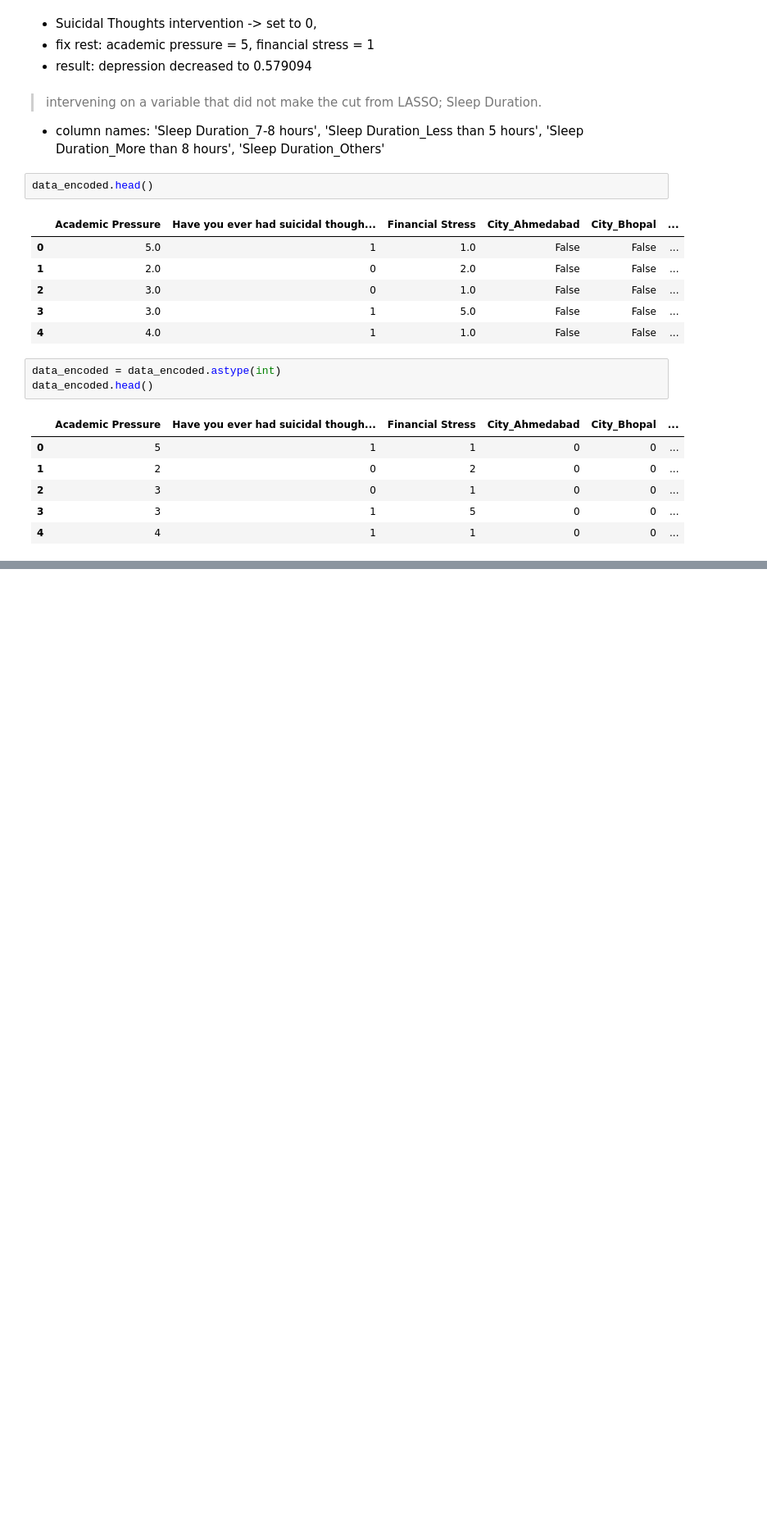
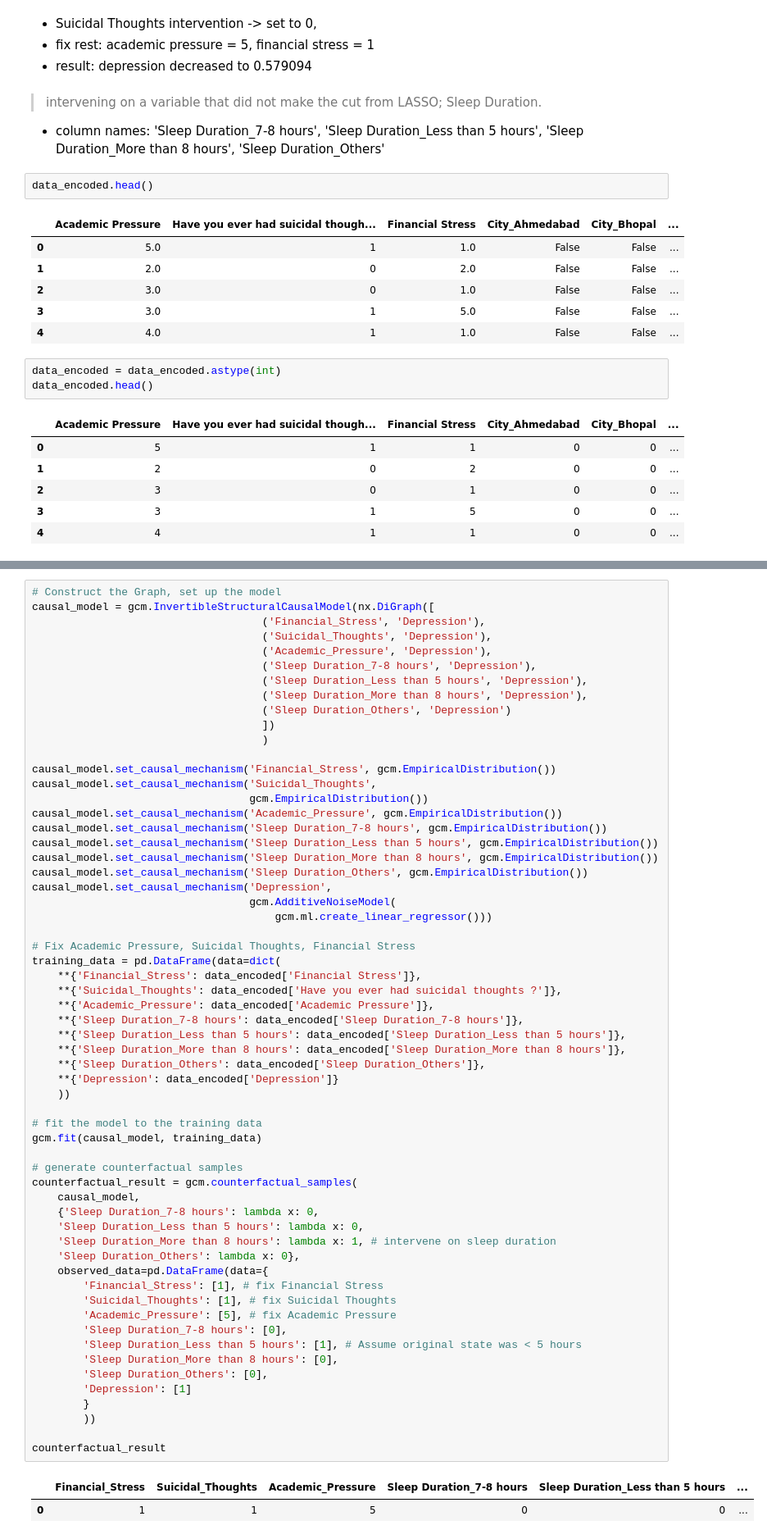
Before and after one commit to malmahasnah/capstone-team2-winter-quarter, a Jupyter notebook: counterfactual-computing.ipynb, the cells around one changed output, grey strips where cells are left out. Shown at 82% size. Saved outputs shown, nothing was run; the diff lists cells and outputs as text; blank space fills up the shorter version.

```diff
--- a/counterfactual-computing.ipynb
+++ b/counterfactual-computing.ipynb
@@ -563,0 +638,63 @@ KeyError: "['Sleep Duration_7-8 hours', 'Sleep Duration_Less than 5 hours', 'Sle
+# %%
+# Construct the Graph, set up the model
+causal_model = gcm.InvertibleStructuralCausalModel(nx.DiGraph([
+                                    ('Financial_Stress', 'Depression'),
+                                    ('Suicidal_Thoughts', 'Depression'),
+                                    ('Academic_Pressure', 'Depression'),
+                                    ('Sleep Duration_7-8 hours', 'Depression'),
+                                    ('Sleep Duration_Less than 5 hours', 'Depression'),
+                                    ('Sleep Duration_More than 8 hours', 'Depression'),
+                                    ('Sleep Duration_Others', 'Depression')
+                                    ])
+                                    )
+
+causal_model.set_causal_mechanism('Financial_Stress', gcm.EmpiricalDistribution())
+causal_model.set_causal_mechanism('Suicidal_Thoughts',
+                                  gcm.EmpiricalDistribution())
+causal_model.set_causal_mechanism('Academic_Pressure', gcm.EmpiricalDistribution())
+causal_model.set_causal_mechanism('Sleep Duration_7-8 hours', gcm.EmpiricalDistribution())
+causal_model.set_causal_mechanism('Sleep Duration_Less than 5 hours', gcm.EmpiricalDistribution())
+causal_model.set_causal_mechanism('Sleep Duration_More than 8 hours', gcm.EmpiricalDistribution())
+causal_model.set_causal_mechanism('Sleep Duration_Others', gcm.EmpiricalDistribution())
+causal_model.set_causal_mechanism('Depression',
+                                  gcm.AdditiveNoiseModel(
+                                      gcm.ml.create_linear_regressor()))
+
+# Fix Academic Pressure, Suicidal Thoughts, Financial Stress
+training_data = pd.DataFrame(data=dict(
+    **{'Financial_Stress': data_encoded['Financial Stress']},
+    **{'Suicidal_Thoughts': data_encoded['Have you ever had suicidal thoughts ?']},
+    **{'Academic_Pressure': data_encoded['Academic Pressure']},
+    **{'Sleep Duration_7-8 hours': data_encoded['Sleep Duration_7-8 hours']},
+    **{'Sleep Duration_Less than 5 hours': data_encoded['Sleep Duration_Less than 5 hours']},
+    **{'Sleep Duration_More than 8 hours': data_encoded['Sleep Duration_More than 8 hours']},
+    **{'Sleep Duration_Others': data_encoded['Sleep Duration_Others']},
+    **{'Depression': data_encoded['Depression']}
+    ))
+
+# fit the model to the training data
+gcm.fit(causal_model, training_data)
+
+# generate counterfactual samples
+counterfactual_result = gcm.counterfactual_samples(
+    causal_model,
+    {'Sleep Duration_7-8 hours': lambda x: 0,
+    'Sleep Duration_Less than 5 hours': lambda x: 0,
+    'Sleep Duration_More than 8 hours': lambda x: 1, # intervene on sleep duration
+    'Sleep Duration_Others': lambda x: 0},
+    observed_data=pd.DataFrame(data={
+        'Financial_Stress': [1], # fix Financial Stress
+        'Suicidal_Thoughts': [1], # fix Suicidal Thoughts
+        'Academic_Pressure': [5], # fix Academic Pressure
+        'Sleep Duration_7-8 hours': [0],
+        'Sleep Duration_Less than 5 hours': [1], # Assume original state was < 5 hours
+        'Sleep Duration_More than 8 hours': [0],
+        'Sleep Duration_Others': [0],
+        'Depression': [1]
+        }
+        ))
+
+counterfactual_result
+# %% [output]
+|  | Financial_Stress | Suicidal_Thoughts | Academic_Pressure | Sleep Duration_7-8 hours | Sleep Duration_Less than 5 hours | ... |
+| 0 | 1 | 1 | 5 | 0 | 0 | ... |
```
Also changed, not shown: parts of 5 cells of this notebook, 1 other file.
